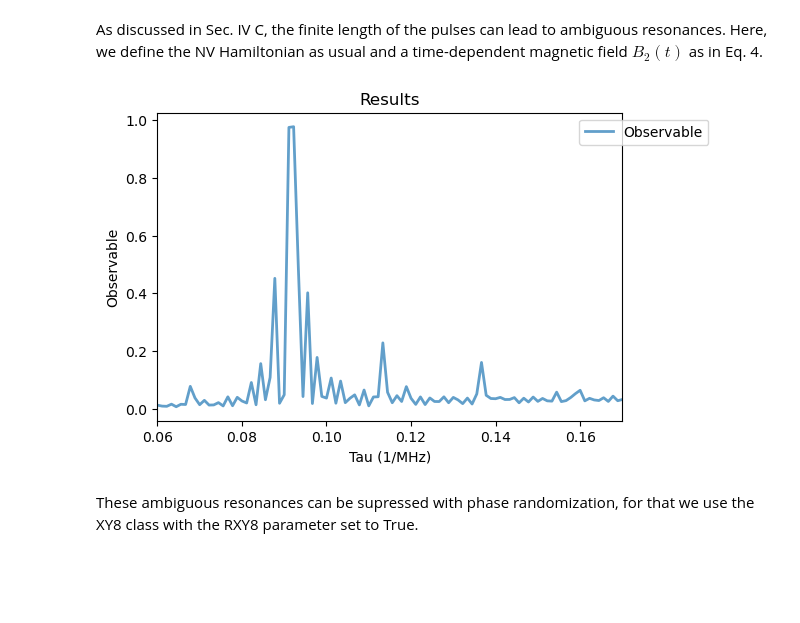
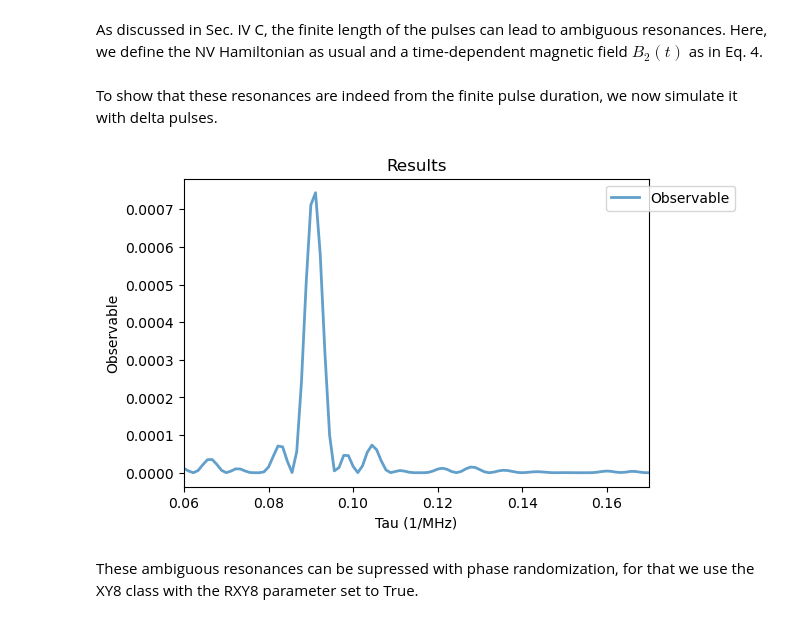
Before and after one commit to QISS-HZB/QuaCCAToo, a Jupyter notebook: docs/tutorials/03_NV_ambiguous_resonances.ipynb, the cells around one changed output. Cells and saved outputs as stored; diff of their text form; code cells hidden in the pictures; blank space fills up the shorter version.

```diff
--- a/docs/tutorials/03_NV_ambiguous_resonances.ipynb
+++ b/docs/tutorials/03_NV_ambiguous_resonances.ipynb
@@ -306,10 +306,10 @@ def B2(t):
 H2 = [tensor(jmat(1,'z'), qeye(2)), B2]
 
 XY8_12_H2  = XY8(
-    free_duration = np.linspace(.06, 0.17, 100),
+    free_duration = np.linspace(.06, 0.17, 500),
     system = qsys,
+    M=12,
     pi_pulse_duration = 1/2/w1,
-    M=12,
     H1 = w1*qsys.MW_H1,
     pulse_params = {'f_pulse': qsys.MW_freqs[0]},
     H2 = H2
@@ -318,8 +318,25 @@ XY8_12_H2  = XY8(
 # the number of CPUs for the parallel computation can be specified with the num_cpus keyword argument
 XY8_12_H2.run(map_kw = {'num_cpus': 8})
 Analysis(XY8_12_H2).plot_results()
-# %% [output]
-[figure, removed]
+# %% [markdown]
+To show that these resonances are indeed from the finite pulse duration, we now simulate it with delta pulses.
+# %%
+Rx = tensor(Qobj([[1, 0, 0], [0, 0, 1], [0, 1, 0]]), qeye(2))
+Ry = tensor(Qobj([[1, 0, 0], [0, 0, -1j], [0, 1j, 0]]), qeye(2))
+
+XY8_12_H2_delta  = XY8(
+    free_duration = np.linspace(.06, 0.17, 100),
+    system = qsys,
+    M=12,
+    pi_pulse_duration = 0,
+    Rx = Rx,
+    Ry = Ry,
+)
+
+XY8_12_H2_delta.run(map_kw = {'num_cpus': 8})
+Analysis(XY8_12_H2_delta).plot_results()
+# %% [output]
+[figure, added]
 # %% [markdown]
 These ambiguous resonances can be supressed with phase randomization, for that we use the XY8 class with the RXY8 parameter set to True.
 # %%
```
Also changed, not shown: parts of 2 cells of this notebook, 5 other files.
